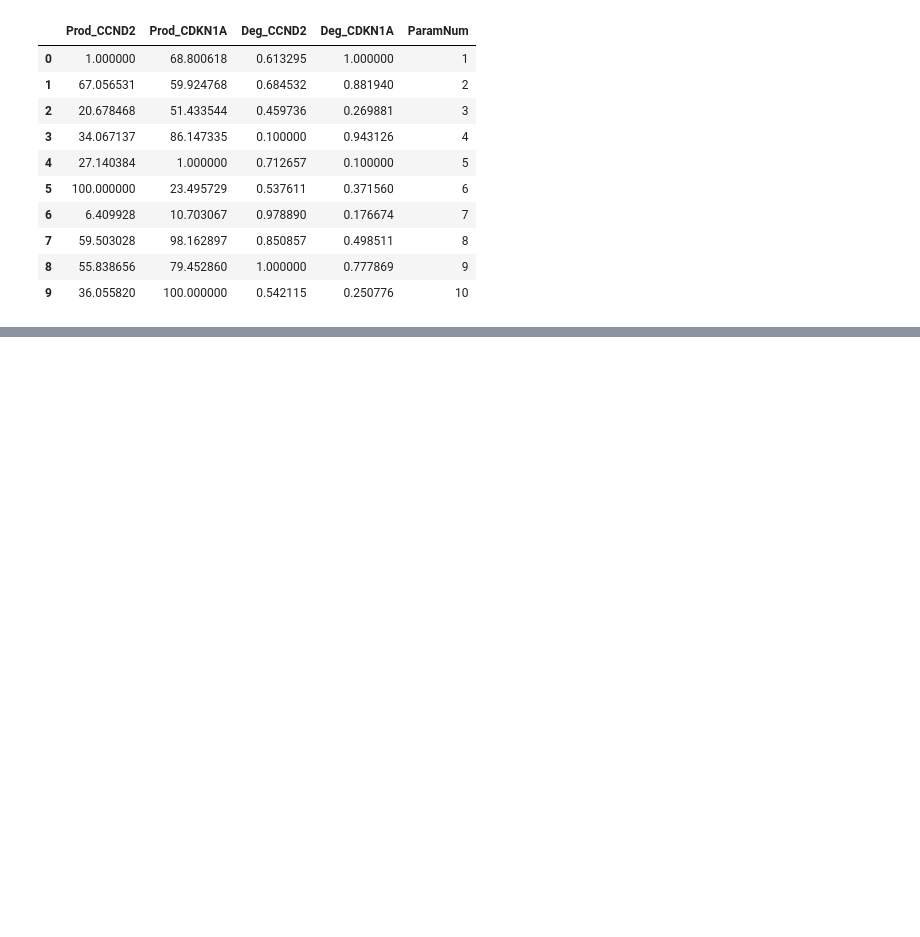
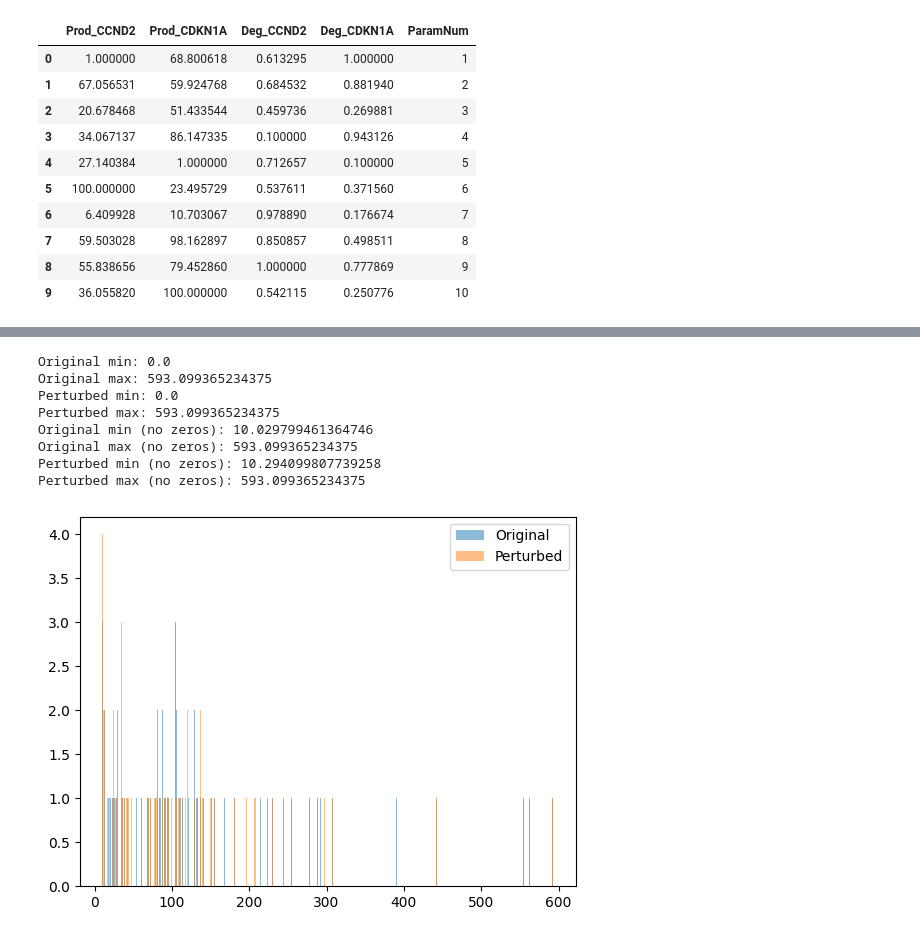
Before and after one commit to joh-dah/source_detection_in_grns, a Jupyter notebook: data_exploration/analyze_racipe.ipynb, the cells around one changed output, grey strips where cells are left out. Saved outputs shown, nothing was run; the diff lists cells and outputs as text; code cells hidden in the pictures; blank space fills up the shorter version.

```diff
--- a/data_exploration/analyze_racipe.ipynb
+++ b/data_exploration/analyze_racipe.ipynb
@@ -37,3 +37,8 @@ df
 | 7 | 59.503028 | 98.162897 | 0.850857 | 0.498511 | 8 |
 | 8 | 55.838656 | 79.452860 | 1.000000 | 0.777869 | 9 |
 | 9 | 36.055820 | 100.000000 | 0.542115 | 0.250776 | 10 |
+# %%
+# read AR_0.pt
+import torch
+ar_0 = torch.load('AHR_0.pt', weights_only=False)
+ar_0
@@ -39,0 +63,33 @@ df
+# %%
+# access Data(original)
+ar_0_pert = ar_0.perturbed
+ar_0_og = ar_0.original
+# print min and max of original and perturbed
+print("Original min:", min(ar_0_og.flatten().tolist()))
+print("Original max:", max(ar_0_og.flatten().tolist()))
+print("Perturbed min:", min(ar_0_pert.flatten().tolist()))
+print("Perturbed max:", max(ar_0_pert.flatten().tolist()))
+# remove all zeros
+ar_0_og = ar_0_og[ar_0_og > 10]
+ar_0_pert = ar_0_pert[ar_0_pert > 10]
+# print min and max of original and perturbed after removing zeros
+print("Original min (no zeros):", min(ar_0_og.flatten().tolist()))
+print("Original max (no zeros):", max(ar_0_og.flatten().tolist()))
+print("Perturbed min (no zeros):", min(ar_0_pert.flatten().tolist()))
+print("Perturbed max (no zeros):", max(ar_0_pert.flatten().tolist()))
+# for both plot a histogram
+import matplotlib.pyplot as plt
+plt.hist(ar_0_og.flatten().tolist(), bins=500, alpha=0.5, label='Original')
+plt.hist(ar_0_pert.flatten().tolist(), bins=500, alpha=0.5, label='Perturbed')
+plt.legend()
+plt.show()
+# %% [output]
+Original min: 0.0
+Original max: 593.099365234375
+Perturbed min: 0.0
+Perturbed max: 593.099365234375
+Original min (no zeros): 10.029799461364746
+Original max (no zeros): 593.099365234375
+Perturbed min (no zeros): 10.294099807739258
+Perturbed max (no zeros): 593.099365234375
+[figure, added]
```
Also changed, not shown: parts of 1 cell of this notebook, 22 other files.
